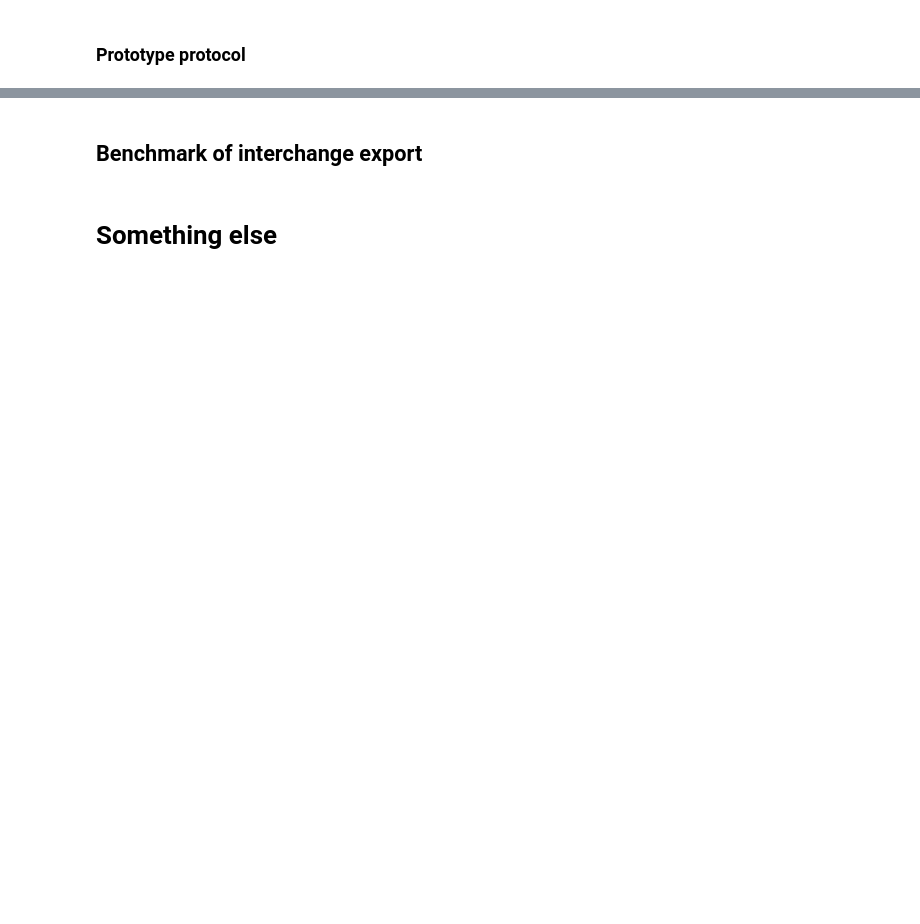
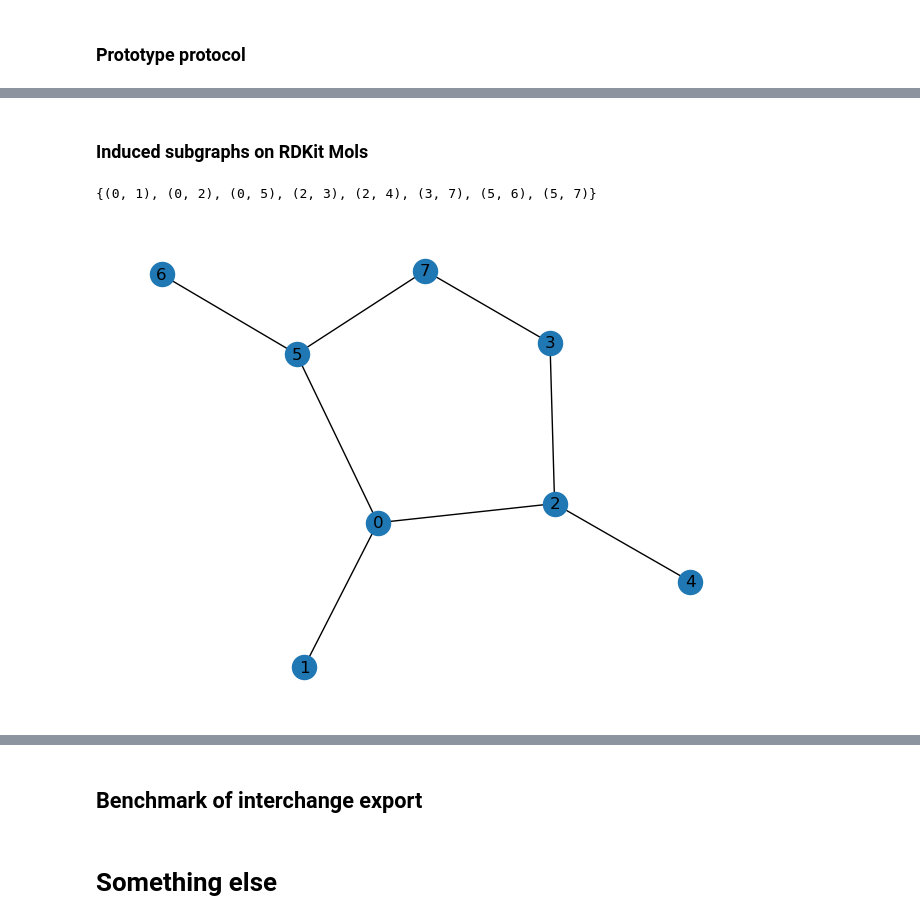
Before and after one commit to jlaw9/2026_polymer_build_workflow, a Jupyter notebook: testing.ipynb, the cells around one changed output, grey strips where cells are left out. Drawn from its saved outputs; the diff is of its cells as text; code cells hidden in the pictures; blank space fills up the shorter version.

Commit message:
Experimented with induction of subgraphs on RDKit mols

```diff
--- a/testing.ipynb
+++ b/testing.ipynb
@@ -265,3 +249,7 @@ INFO:root:Found no new fragments; STOPPING!
+# %%
+products = reactor.react(reactants)
+product = products[0]
+display(product)
 # %%
 from polymerist.polymers.monomers import MonomerGroup
 
@@ -298,2 +276,4 @@ KeyboardInterrupt:
 # %%
 mbmol_to_rdkit_pdb('test.pdb', chain)
+# %% [markdown]
+### Induced subgraphs on RDKit Mols
@@ -299,0 +350,13 @@ mbmol_to_rdkit_pdb('test.pdb', chain)
+# %%
+atom_idxs, bond_idxs = subgraph_induced_by_atoms(product, condition_on_atoms=lambda atom : atom.GetAtomMapNum() != 0, return_bonds_as_pairs=True)
+# %%
+bond_idxs
+# %% [output]
+{(0, 1), (0, 2), (0, 5), (2, 3), (2, 4), (3, 7), (5, 6), (5, 7)}
+# %%
+import networkx as nx
+
+G = nx.Graph(bond_idxs)
+nx.draw(G, with_labels=True)
+# %% [output]
+[figure, added]
```
Also changed, not shown: parts of 11 cells of this notebook.
